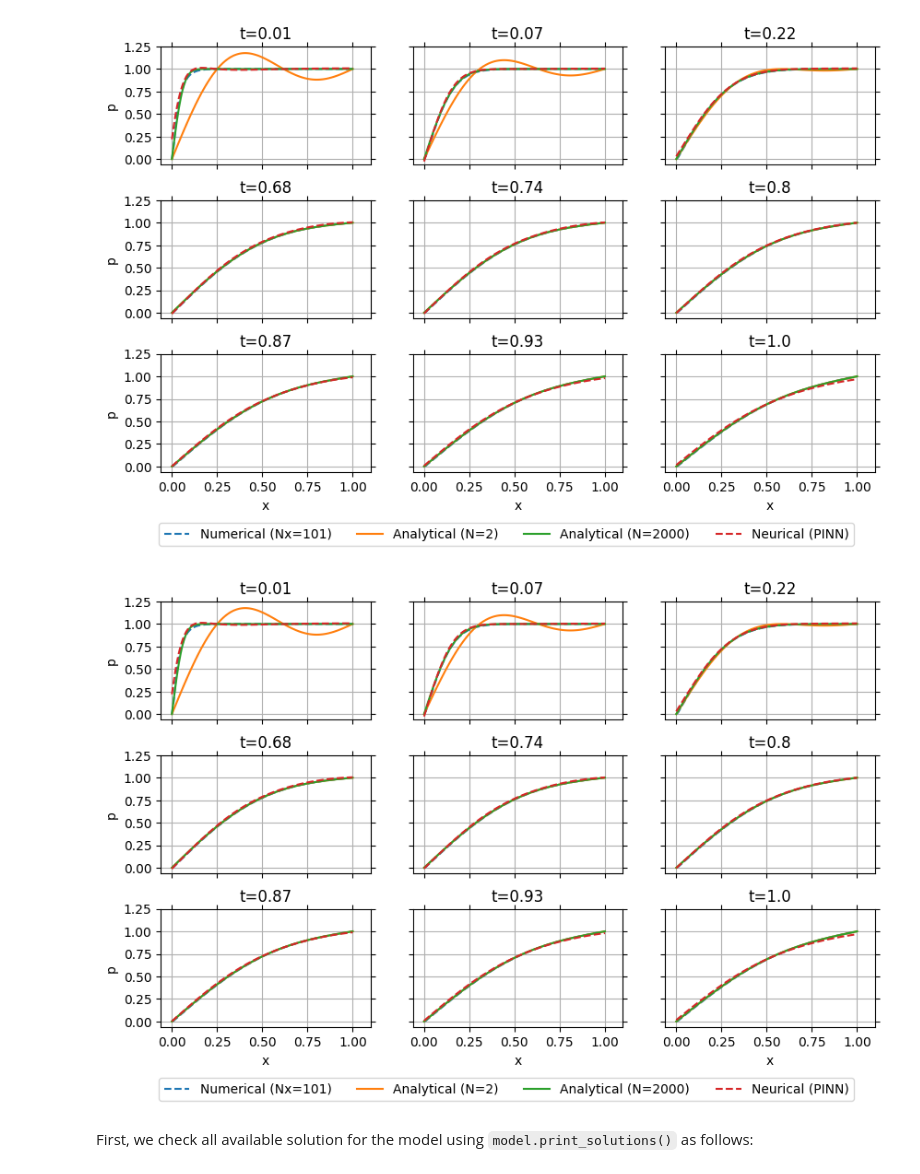
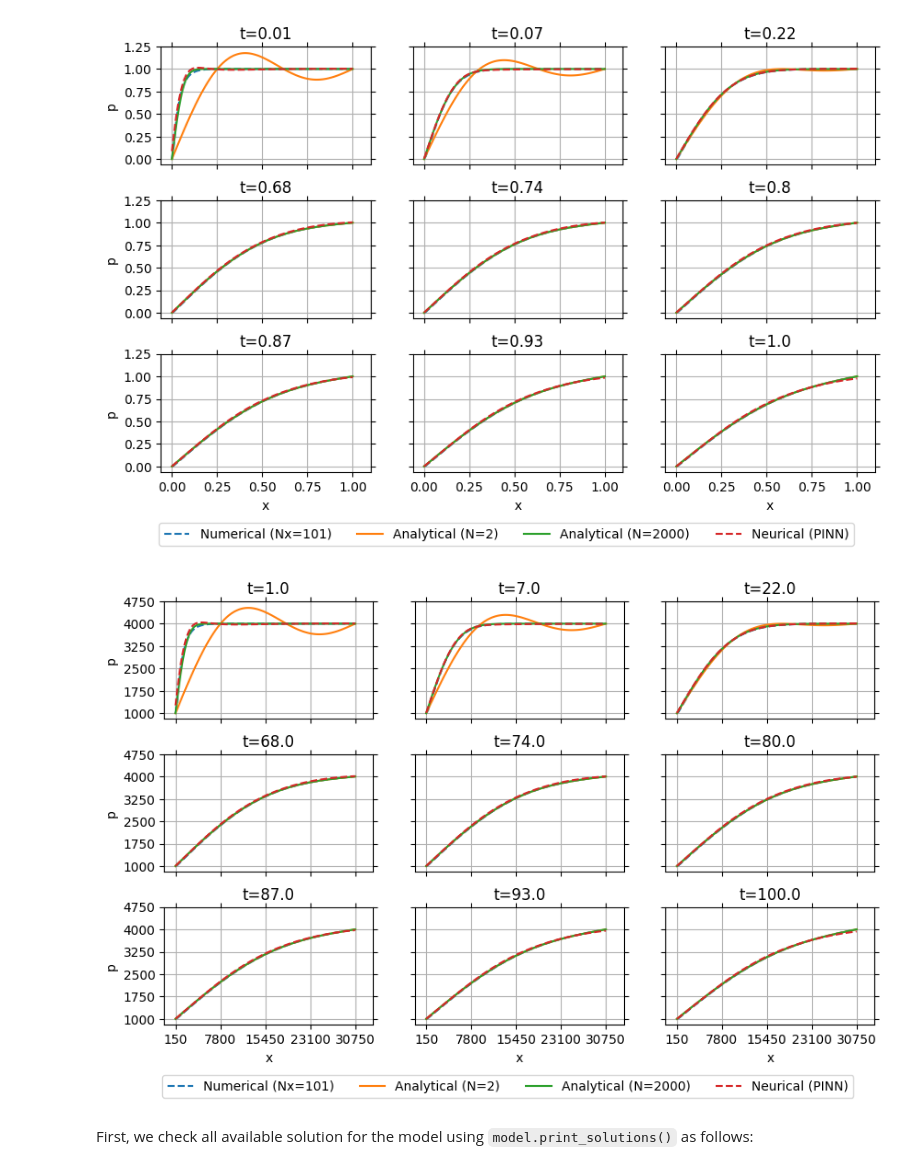
Before and after one commit to hiesabx/reservoirflow, a Jupyter notebook: docs/source/user_guide/tutorials/tutorial_different_solutions_1D1P.ipynb, the cells around one changed output. Saved outputs shown, nothing was run; the diff lists cells and outputs as text; code cells hidden in the pictures.

```diff
--- a/docs/source/user_guide/tutorials/tutorial_different_solutions_1D1P.ipynb
+++ b/docs/source/user_guide/tutorials/tutorial_different_solutions_1D1P.ipynb
@@ -430,9 +421,9 @@ model.plot(solution="all", scale=True)  # or model.plot_solutions()
 # %% [output]
 [figure]
 # %%
-model.plot(solution="all", scale=True)  # or model.plot_solutions()
+model.plot(solution="all", scale=False)  # or model.plot_solutions()
 # %% [output]
-[figure, old version]
+[figure, new version]
 # %% [markdown]
 First, we check all available solution for the model using `model.print_solutions()` as follows:
 # %%
```
Also changed, not shown: parts of 15 cells of this notebook, 17 other files.
